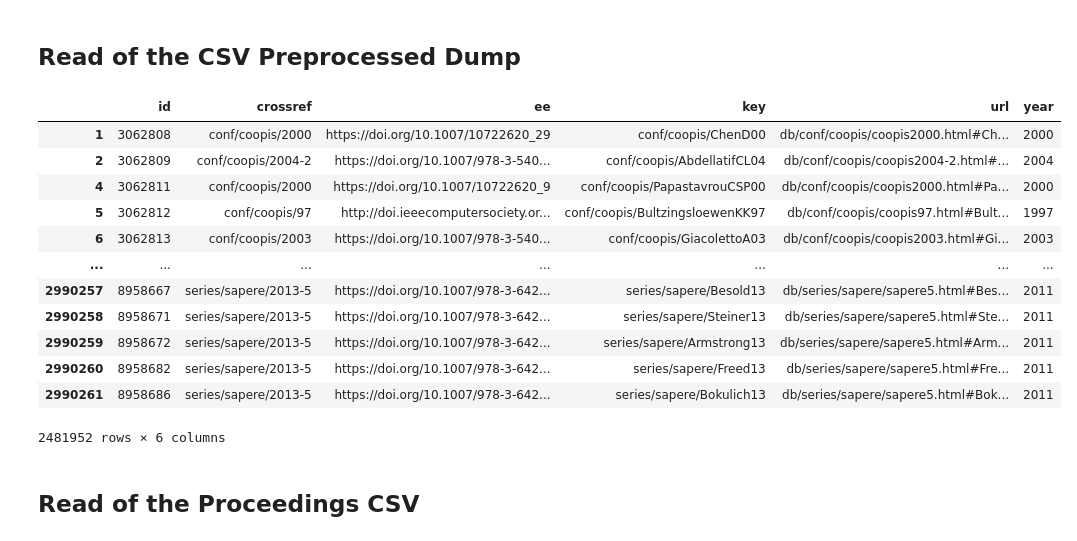
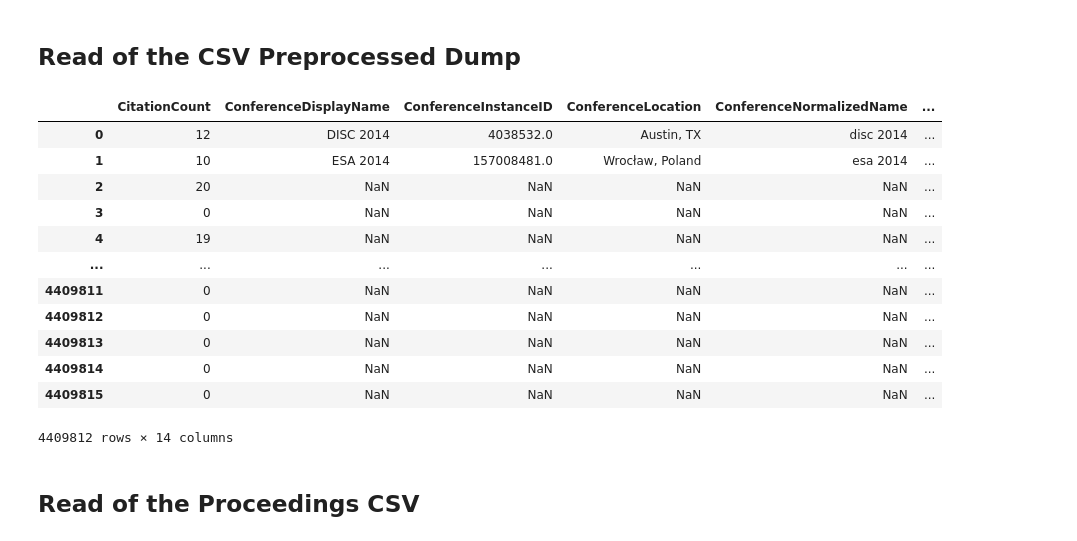
Before and after one commit to MarcoTerzulli/conftur_terzulli, a Jupyter notebook: 2 - Conference Location Fix/1 - mag_fix_locations_from_raw_dblp_dump.ipynb, the cells around one changed output. Drawn from its saved outputs; the diff is of its cells as text; code cells hidden in the pictures.

Commit message:
Continuo inversione pipeline per il fix delle location: arrivato a buon punto del lavoro su MAG

```diff
--- a/2 - Conference Location Fix/1 - mag_fix_locations_from_raw_dblp_dump.ipynb
+++ b/2 - Conference Location Fix/1 - mag_fix_locations_from_raw_dblp_dump.ipynb
@@ -39,22 +39,26 @@ path_file_export = r'/Users/marcoterzulli/File/Scuola Local/Magistrale/Materiale
 # %% [markdown]
 ## Read of the CSV Preprocessed Dump
 # %%
-df_dblp = pd.read_csv(path_file_export + 'out_dblp_papers.csv', low_memory=False, index_col=[0])
-df_dblp
+df_mag = pd.read_csv(path_file_export + 'out_mag_citations_count_and_conferences.csv', low_memory=False, index_col=[0])
+
+# Column sort
+df_mag = df_mag.reindex(sorted(df_mag.columns), axis=1)
+
+df_mag
 # %% [output]
-|  | id | crossref | ee | key | url | year |
-| 1 | 3062808 | conf/coopis/2000 | https://doi.org/10.1007/10722620_29 | conf/coopis/ChenD00 | db/conf/coopis/coopis2000.html#Ch... | 2000 |
-| 2 | 3062809 | conf/coopis/2004-2 | https://doi.org/10.1007/978-3-540... | conf/coopis/AbdellatifCL04 | db/conf/coopis/coopis2004-2.html#... | 2004 |
-| 4 | 3062811 | conf/coopis/2000 | https://doi.org/10.1007/10722620_9 | conf/coopis/PapastavrouCSP00 | db/conf/coopis/coopis2000.html#Pa... | 2000 |
-| 5 | 3062812 | conf/coopis/97 | http://doi.ieeecomputersociety.or... | conf/coopis/BultzingsloewenKK97 | db/conf/coopis/coopis97.html#Bult... | 1997 |
-| 6 | 3062813 | conf/coopis/2003 | https://doi.org/10.1007/978-3-540... | conf/coopis/GiacolettoA03 | db/conf/coopis/coopis2003.html#Gi... | 2003 |
+|  | CitationCount | ConferenceDisplayName | ConferenceInstanceID | ConferenceLocation | ConferenceNormalizedName | ... |
+| 0 | 12 | DISC 2014 | 4038532.0 | Austin, TX | disc 2014 | ... |
+| 1 | 10 | ESA 2014 | 157008481.0 | Wrocław, Poland | esa 2014 | ... |
+| 2 | 20 | NaN | NaN | NaN | NaN | ... |
+| 3 | 0 | NaN | NaN | NaN | NaN | ... |
+| 4 | 19 | NaN | NaN | NaN | NaN | ... |
 | ... | ... | ... | ... | ... | ... | ... |
-| 2990257 | 8958667 | series/sapere/2013-5 | https://doi.org/10.1007/978-3-642... | series/sapere/Besold13 | db/series/sapere/sapere5.html#Bes... | 2011 |
-| 2990258 | 8958671 | series/sapere/2013-5 | https://doi.org/10.1007/978-3-642... | series/sapere/Steiner13 | db/series/sapere/sapere5.html#Ste... | 2011 |
-| 2990259 | 8958672 | series/sapere/2013-5 | https://doi.org/10.1007/978-3-642... | series/sapere/Armstrong13 | db/series/sapere/sapere5.html#Arm... | 2011 |
-| 2990260 | 8958682 | series/sapere/2013-5 | https://doi.org/10.1007/978-3-642... | series/sapere/Freed13 | db/series/sapere/sapere5.html#Fre... | 2011 |
-| 2990261 | 8958686 | series/sapere/2013-5 | https://doi.org/10.1007/978-3-642... | series/sapere/Bokulich13 | db/series/sapere/sapere5.html#Bok... | 2011 |
+| 4409811 | 0 | NaN | NaN | NaN | NaN | ... |
+| 4409812 | 0 | NaN | NaN | NaN | NaN | ... |
+| 4409813 | 0 | NaN | NaN | NaN | NaN | ... |
+| 4409814 | 0 | NaN | NaN | NaN | NaN | ... |
+| 4409815 | 0 | NaN | NaN | NaN | NaN | ... |
-2481952 rows × 6 columns
+4409812 rows × 14 columns
 # %% [markdown]
 ## Read of the Proceedings CSV
 # %%
```
Also changed, not shown: parts of 59 cells of this notebook, 3 other files.
